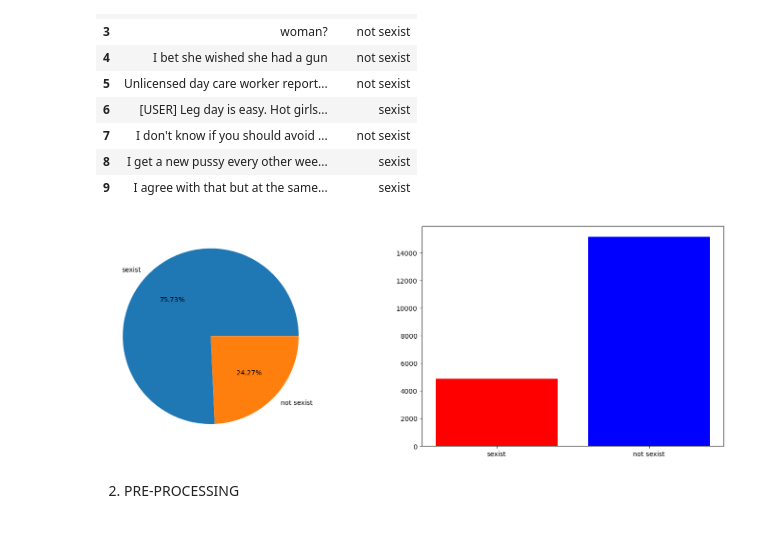
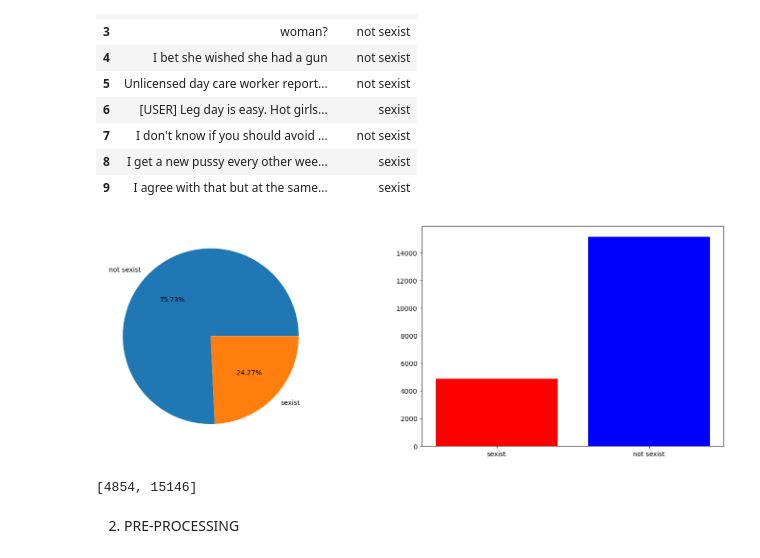
Before and after one commit to antoniocapicotto/edos, a Jupyter notebook: edos.ipynb, the cells around one changed output. Saved outputs shown, nothing was run; the diff lists cells and outputs as text; code cells hidden in the pictures.

```diff
--- a/edos.ipynb
+++ b/edos.ipynb
@@ -72,22 +72,26 @@ df.head(10)
 # %%
 # Data Visualization
 count = df['label_sexist'].value_counts()
 labels = ["sexist", "not sexist"]
 sizes = [count.get('sexist', 0), count.get('not sexist', 0)]
 colors = ['red', 'blue']
 
 # Visualize the distribution of labels
 fig, axs = plt.subplots(1, 2, figsize=(18, 6))
 
 # Pie chart for label distribution
-axs[0].pie(count,labels=labels, autopct='%1.2f%%')
+axs[0].pie(count,labels=["not sexist","sexist"], autopct='%1.2f%%')
 
 # Bar chart for label distribution
 axs[1].bar(labels, sizes, color=colors)
 
 plt.show()
 # %% [output]
-[figure, old version]
+[figure, new version]
+# %%
+print(sizes)
+# %% [output]
+[4854, 15146]
 # %% [markdown]
 2. PRE-PROCESSING
 # %%
```
Also changed, not shown: parts of 1 cell of this notebook.
